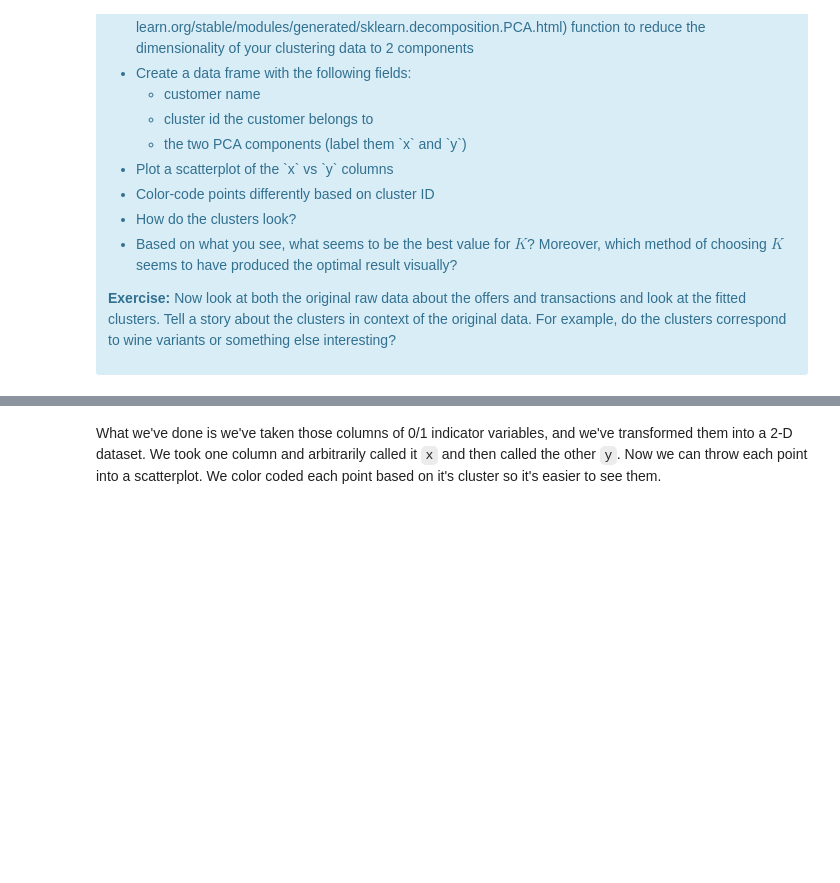
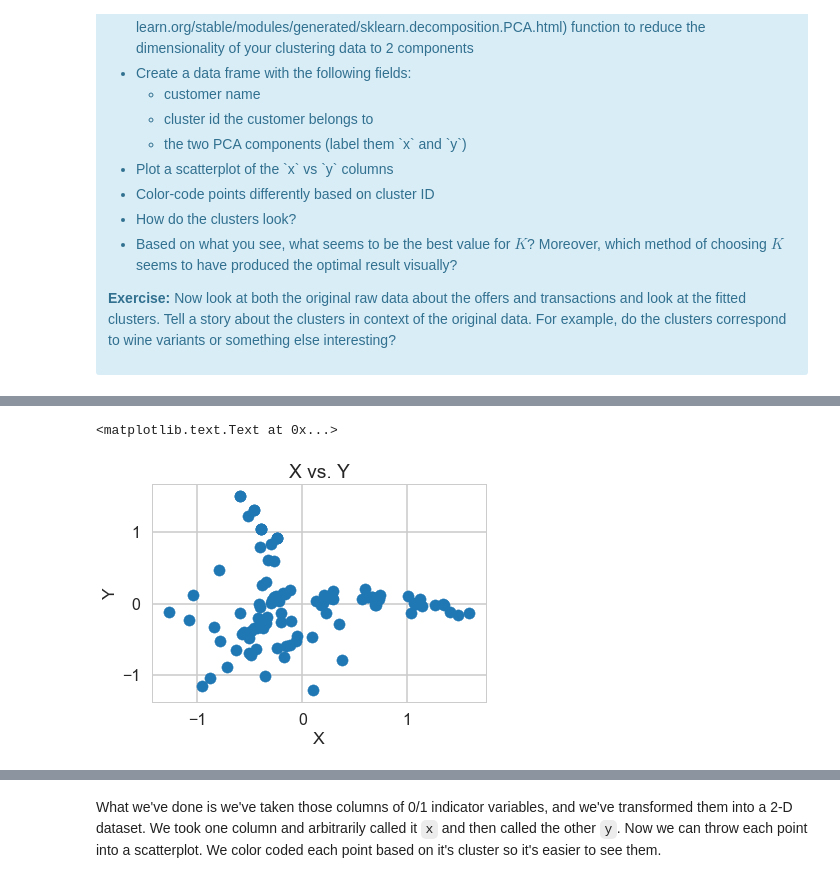
Before and after one commit to misri-saarthak/Mini-Projects---Data-Science-Intensive-Springboard-, a Jupyter notebook: Clustering/Mini_Project_Clustering.ipynb, the cells around one changed output, grey strips where cells are left out. Drawn from its saved outputs; the diff is of its cells as text; code cells hidden in the pictures; blank space fills up the shorter version.

```diff
--- a/Clustering/Mini_Project_Clustering.ipynb
+++ b/Clustering/Mini_Project_Clustering.ipynb
@@ -354,9 +356,18 @@ This is only one use of PCA for dimension reduction. We can also use PCA when we
 
 <p><b>Exercise:</b> Now look at both the original raw data about the offers and transactions and look at the fitted clusters. Tell a story about the clusters in context of the original data. For example, do the clusters correspond to wine variants or something else interesting?</p>
 </div>
+# %%
+# Create cluster labels for K=5
+
+k_means=KMeans(n_clusters=3, random_state=10)
+cluster_labels=k_means.fit_predict(x_cols)
 # %%
+# Use PCA to reduce dimensionality of data to 2 components
+
 from sklearn.decomposition import PCA
+
 
 pca = PCA(n_components=2)
 pca_features = pca.fit_transform(x_cols)
-print(pca_features.shape)
+features = pd.DataFrame(pca_features)
+features.columns = ['x','y']
@@ -400,0 +374,11 @@ Based on the above plot, we could have taken 3 clusters for better results.
+# %%
+# Create dataframe with customer name and cluster labels
+
+df_new.reset_index(inplace=True)
+df = pd.DataFrame(df_new['customer_name'])
+df['label']=cluster_labels
+# %%
+#Add PCA columns x, y
+
+df['x']= features['x']
+df['y'] = features['y']
@@ -400,0 +394,9 @@ Based on the above plot, we could have taken 3 clusters for better results.
+# %%
+# Plot X vs Y
+plt.scatter(df.x, df.y)
+plt.title('X vs. Y')
+plt.xlabel('X')
+plt.ylabel('Y')
+# %% [output]
+<matplotlib.text.Text at 0x...>
+[figure, added]
```
Also changed, not shown: parts of 39 cells of this notebook.
